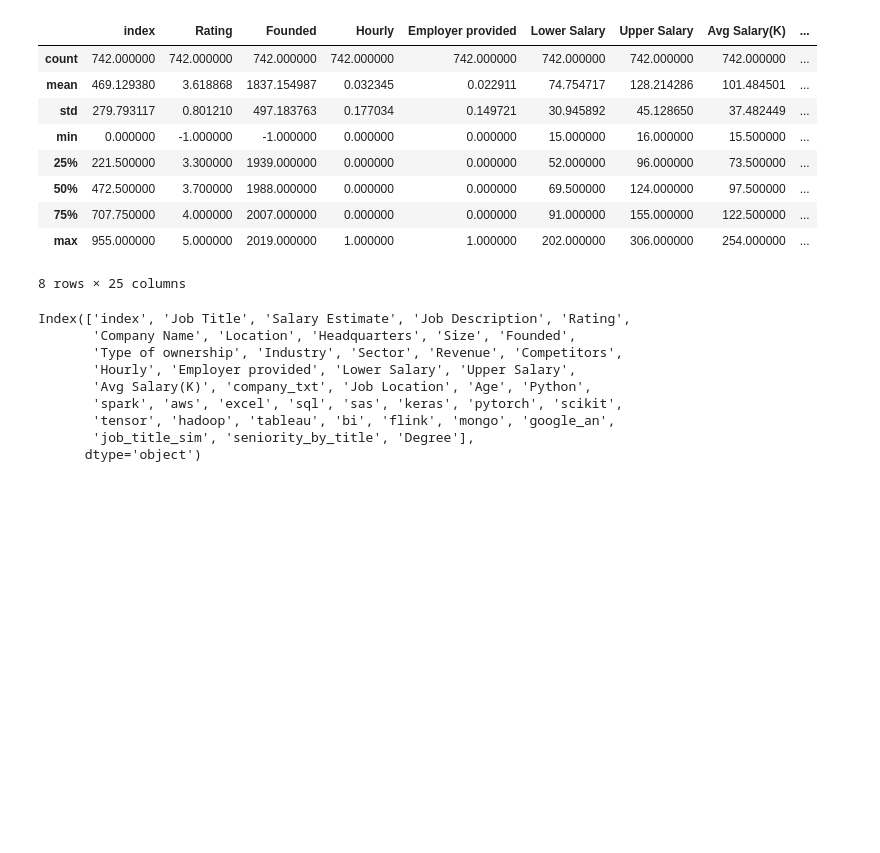
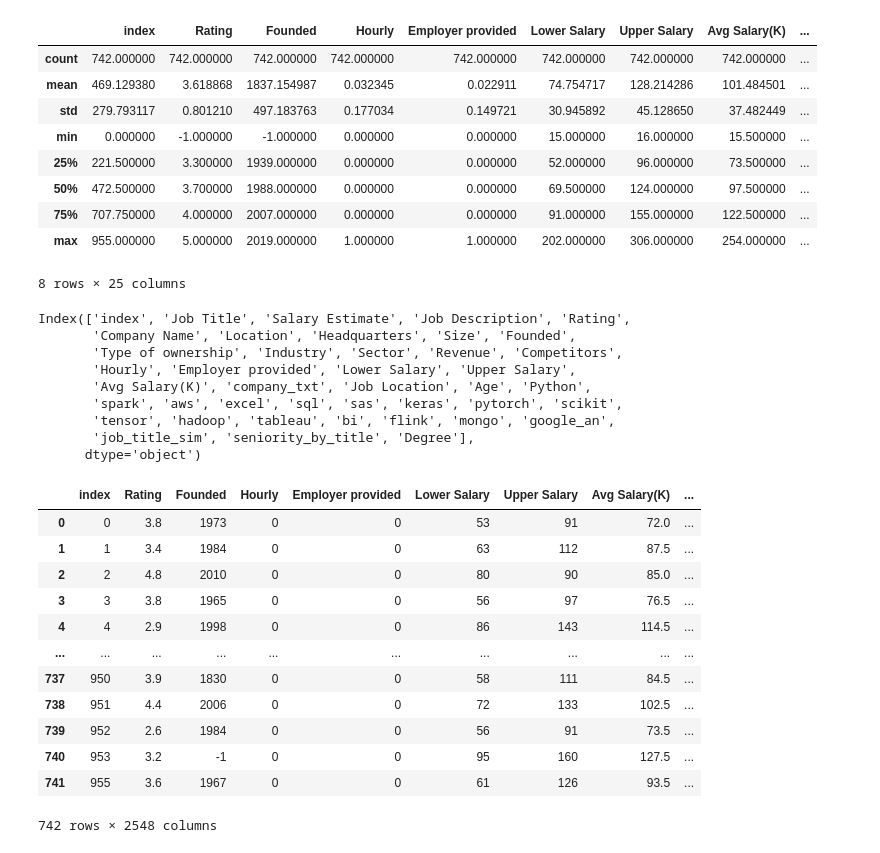
Before and after one commit to FUNMIIB/Final_Project, a Jupyter notebook: Data_Salary.ipynb, the cells around one changed output. Saved outputs shown, nothing was run; the diff lists cells and outputs as text; code cells hidden in the pictures; blank space fills up the shorter version.

```diff
--- a/Data_Salary.ipynb
+++ b/Data_Salary.ipynb
@@ -87,3 +88,20 @@ Index(['index', 'Job Title', 'Salary Estimate', 'Job Description', 'Rating',
        'tensor', 'hadoop', 'tableau', 'bi', 'flink', 'mongo', 'google_an',
        'job_title_sim', 'seniority_by_title', 'Degree'],
       dtype='object')
+# %%
+salary_tips= pd.get_dummies(salary)
+salary_tips
+# %% [output]
+|  | index | Rating | Founded | Hourly | Employer provided | Lower Salary | Upper Salary | Avg Salary(K) | ... |
+| 0 | 0 | 3.8 | 1973 | 0 | 0 | 53 | 91 | 72.0 | ... |
+| 1 | 1 | 3.4 | 1984 | 0 | 0 | 63 | 112 | 87.5 | ... |
+| 2 | 2 | 4.8 | 2010 | 0 | 0 | 80 | 90 | 85.0 | ... |
+| 3 | 3 | 3.8 | 1965 | 0 | 0 | 56 | 97 | 76.5 | ... |
+| 4 | 4 | 2.9 | 1998 | 0 | 0 | 86 | 143 | 114.5 | ... |
+| ... | ... | ... | ... | ... | ... | ... | ... | ... | ... |
+| 737 | 950 | 3.9 | 1830 | 0 | 0 | 58 | 111 | 84.5 | ... |
+| 738 | 951 | 4.4 | 2006 | 0 | 0 | 72 | 133 | 102.5 | ... |
+| 739 | 952 | 2.6 | 1984 | 0 | 0 | 56 | 91 | 73.5 | ... |
+| 740 | 953 | 3.2 | -1 | 0 | 0 | 95 | 160 | 127.5 | ... |
+| 741 | 955 | 3.6 | 1967 | 0 | 0 | 61 | 126 | 93.5 | ... |
+742 rows × 2548 columns
```
Also changed, not shown: parts of 20 cells of this notebook, 1 other file.
